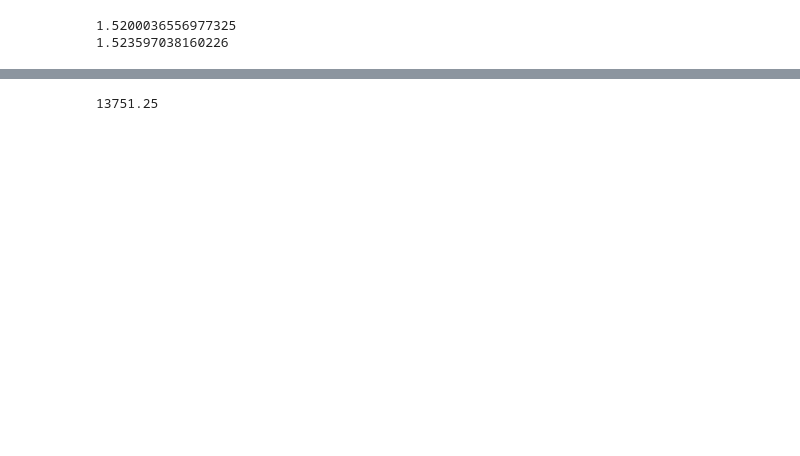
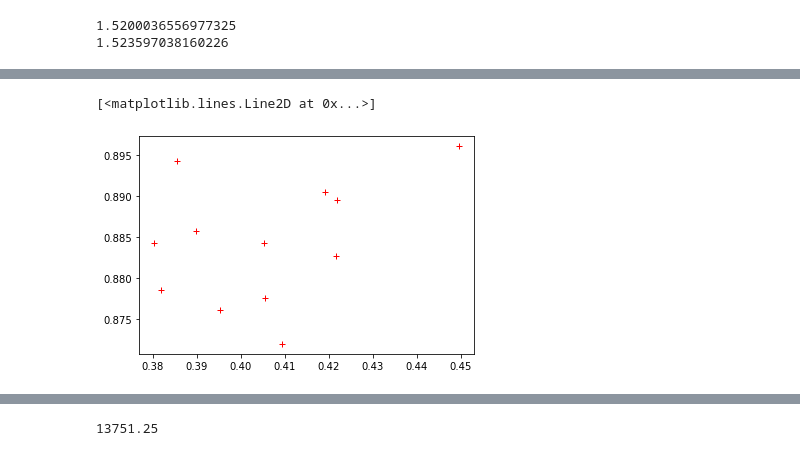
Before and after one commit to IExistSometimes/TIFF-An-y, a Jupyter notebook: Mapper.ipynb, the cells around one changed output, grey strips where cells are left out. Saved outputs shown, nothing was run; the diff lists cells and outputs as text; code cells hidden in the pictures; blank space fills up the shorter version.

```diff
--- a/Mapper.ipynb
+++ b/Mapper.ipynb
@@ -135,0 +392,16 @@ plt.show()
+# %%
+clean_set_by_tile = []
+for i in range(len(tile_origins)):
+    clean_set_in_tile = []
+    for j in range(len(clean_set[0])):
+        if clean_set[3,j]>tile_origins[i][0] and clean_set[3,j]<tile_origins[i][0]+512 and clean_set[2,j]>tile_origins[i][1] and clean_set[2, j]<tile_origins[i][1]+768:
+            clean_set_in_tile.append(clean_set[:,j])
+    clean_set_in_tile = np.array(clean_set_in_tile)
+    clean_set_by_tile.append(clean_set_in_tile)
+# %%
+clean_set_by_tile = np.array(clean_set_by_tile, dtype=object)
+# %%
+clean_set_populated_tiles = []
+for i in range(len(clean_set_by_tile)):
+    if len(clean_set_by_tile[i])>6:
+        clean_set_populated_tiles.append(clean_set_by_tile[i])
@@ -135,0 +426,6 @@ plt.show()
+# %%
+tile_to_see = 1
+plt.plot(clean_set_populated_tiles[tile_to_see][:,0], clean_set_populated_tiles[tile_to_see][:,1], 'r+')
+# %% [output]
+[<matplotlib.lines.Line2D at 0x...>]
+[figure, added]
```
Also changed, not shown: parts of 60 cells of this notebook, 4 other files.
